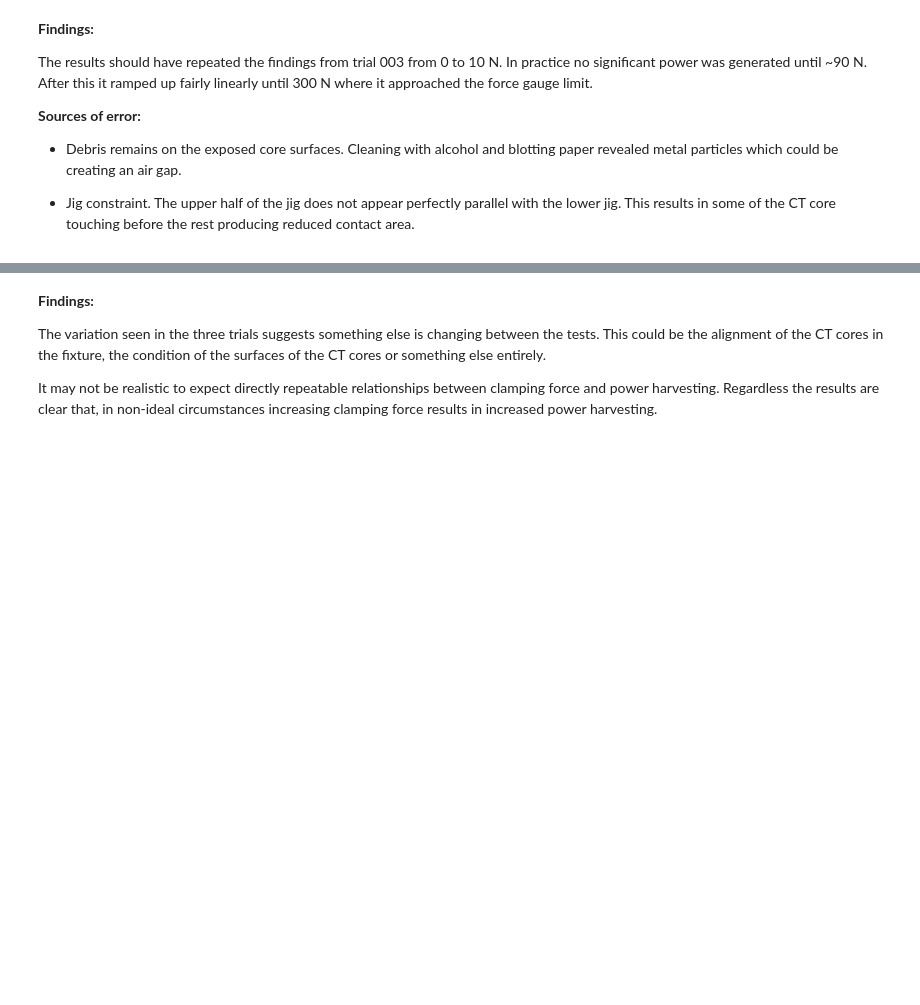
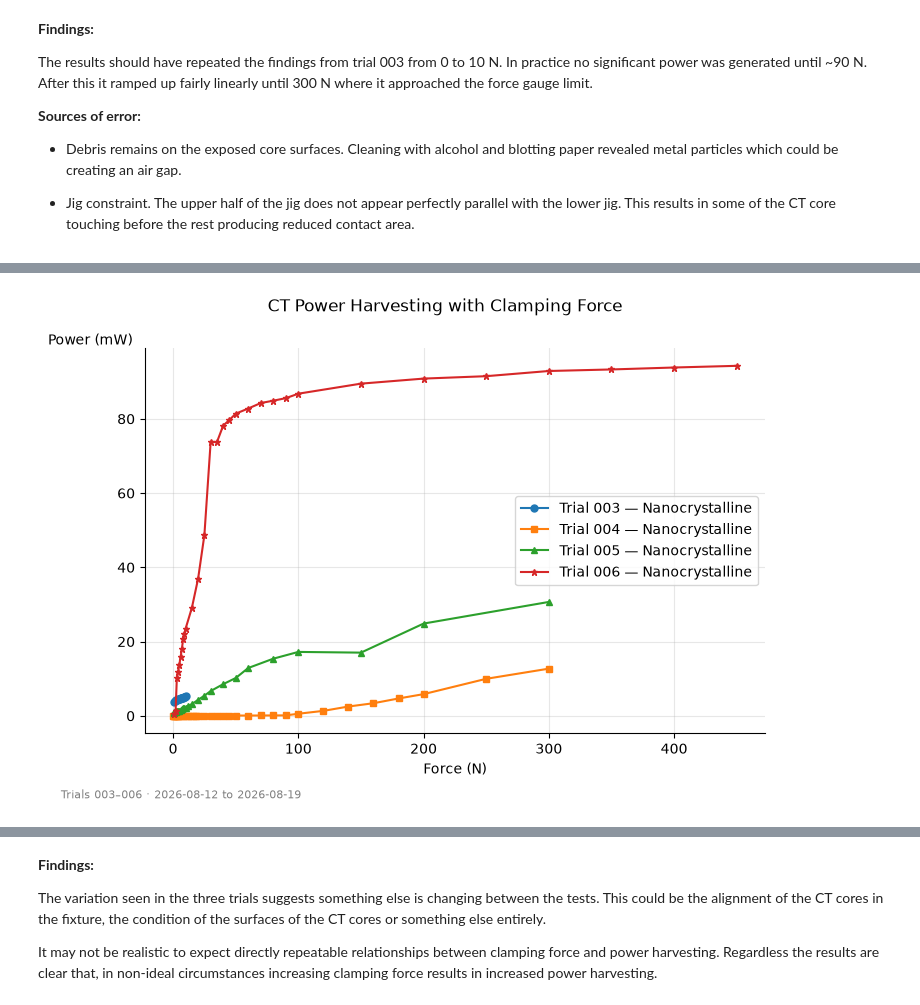
Before and after one commit to stephengilbert1/current-transformer-analysis, a Jupyter notebook: notebooks/01-force-vs-power.ipynb, the cells around one changed output, grey strips where cells are left out. Saved outputs shown, nothing was run; the diff lists cells and outputs as text; code cells hidden in the pictures; blank space fills up the shorter version.

```diff
--- a/notebooks/01-force-vs-power.ipynb
+++ b/notebooks/01-force-vs-power.ipynb
@@ -115,0 +103,8 @@ fig.savefig("../figures/compare_003_004_005_power_vs_force_N.png",
+# %%
+# single panel, full range
+fig, ax = compare_trials(["003", "004", "005", "006"])
+fig.suptitle("CT Power Harvesting with Clamping Force")
+fig.savefig("../figures/compare_003_006_full.png", dpi=300, bbox_inches="tight")
+plt.show()
+# %% [output]
+[figure, added]
```
Also changed, not shown: parts of 16 cells of this notebook, 14 other files.
